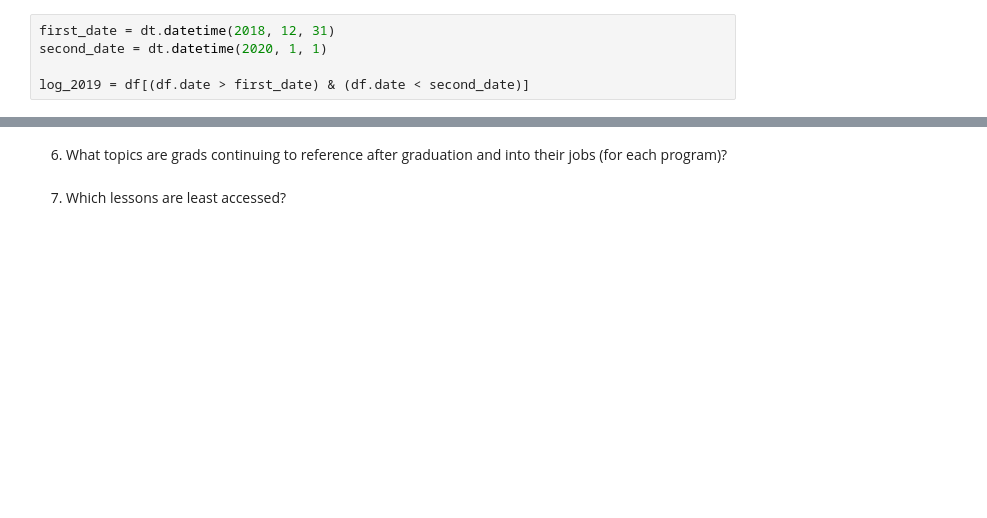
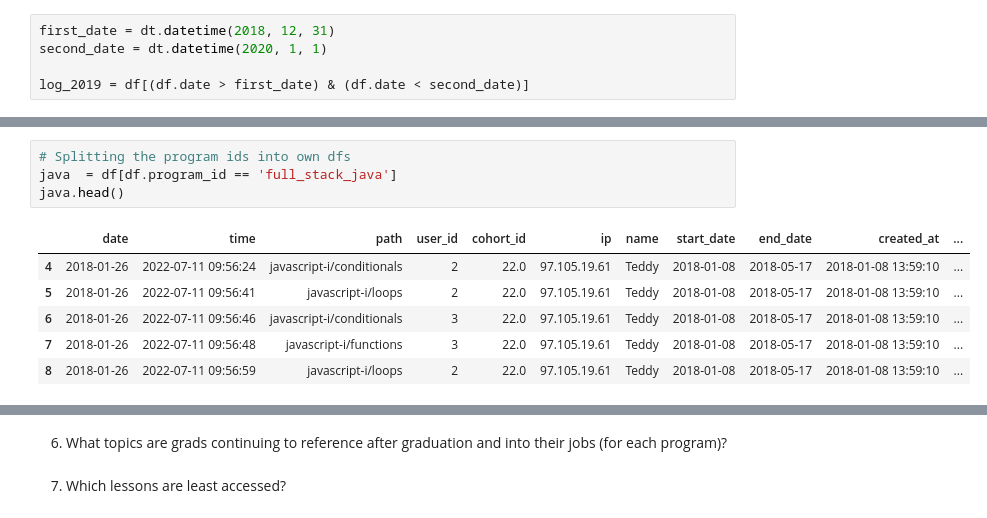
Before and after one commit to greg-paige-kayla-lincoln/anomaly_detection_project, a Jupyter notebook: Paige_scratchpad.ipynb, the cells around one changed output, grey strips where cells are left out. Saved outputs shown, nothing was run; the diff lists cells and outputs as text; blank space fills up the shorter version.

```diff
--- a/Paige_scratchpad.ipynb
+++ b/Paige_scratchpad.ipynb
@@ -73,0 +77,11 @@ Name: program_id, Length: 900223, dtype: bool
+# %%
+# Splitting the program ids into own dfs
+java  = df[df.program_id == 'full_stack_java']
+java.head()
+# %% [output]
+|  | date | time | path | user_id | cohort_id | ip | name | start_date | end_date | created_at | ... |
+| 4 | 2018-01-26 | 2022-07-11 09:56:24 | javascript-i/conditionals | 2 | 22.0 | 97.105.19.61 | Teddy | 2018-01-08 | 2018-05-17 | 2018-01-08 13:59:10 | ... |
+| 5 | 2018-01-26 | 2022-07-11 09:56:41 | javascript-i/loops | 2 | 22.0 | 97.105.19.61 | Teddy | 2018-01-08 | 2018-05-17 | 2018-01-08 13:59:10 | ... |
+| 6 | 2018-01-26 | 2022-07-11 09:56:46 | javascript-i/conditionals | 3 | 22.0 | 97.105.19.61 | Teddy | 2018-01-08 | 2018-05-17 | 2018-01-08 13:59:10 | ... |
+| 7 | 2018-01-26 | 2022-07-11 09:56:48 | javascript-i/functions | 3 | 22.0 | 97.105.19.61 | Teddy | 2018-01-08 | 2018-05-17 | 2018-01-08 13:59:10 | ... |
+| 8 | 2018-01-26 | 2022-07-11 09:56:59 | javascript-i/loops | 2 | 22.0 | 97.105.19.61 | Teddy | 2018-01-08 | 2018-05-17 | 2018-01-08 13:59:10 | ... |
```
Also changed, not shown: parts of 16 cells of this notebook.
